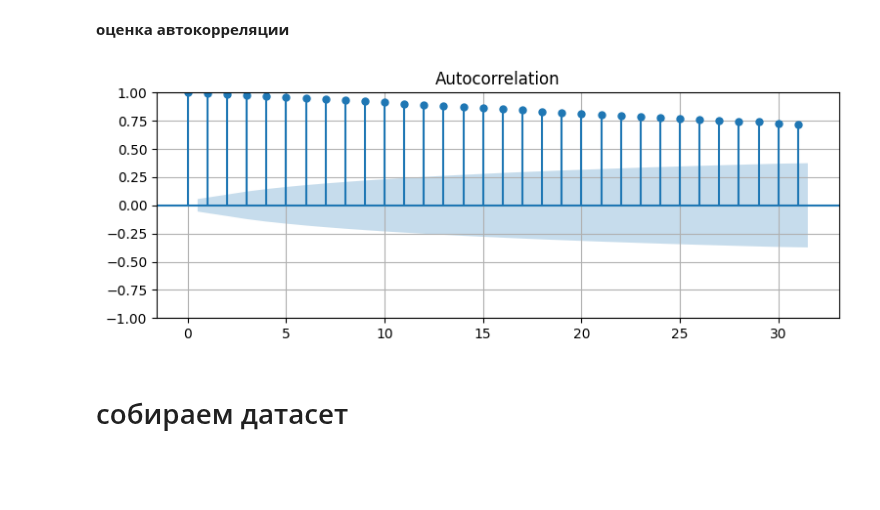
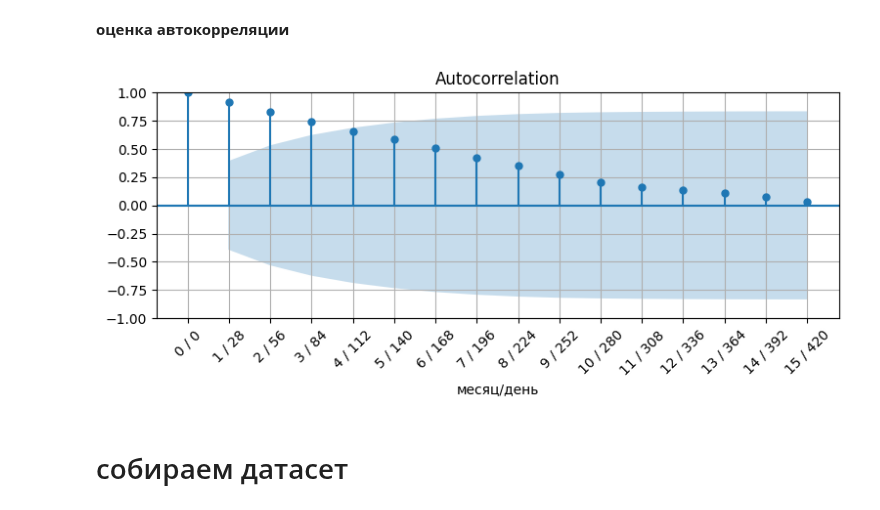
Before and after one commit to mechanoid5/ml_lectorium_2024_I, a Jupyter notebook: examples/22-time-series/03-regr-fet.ipynb, the cells around one changed output. Cells and saved outputs as stored; diff of their text form; code cells hidden in the pictures; blank space fills up the shorter version.

```diff
--- a/examples/22-time-series/03-regr-fet.ipynb
+++ b/examples/22-time-series/03-regr-fet.ipynb
@@ -73,12 +75,23 @@ ax.grid()
 # %% [markdown]
 __оценка автокорреляции__
-# %%
-from statsmodels.graphics.tsaplots import plot_acf
-fig,ax = plt.subplots(figsize = (9,3))
-plot_acf(df['values'],ax=ax)
-ax.grid()
-# %% [output]
-[figure, removed]
+# %%
+from statsmodels.graphics.tsaplots import plot_acf
+
+lag_step = 7*4 # N дней
+n_lags = 16
+
+lags = [ n for n in range(0,lag_step*n_lags,lag_step) ]
+
+fig,ax = plt.subplots(figsize = (9,3))
+plot_acf(df['values'],lags=lags,ax=ax,)
+ax.set_xticks(lags)
+# ax.set_xticklabels( list( map(str,range(n_lags)) ) )
+ax.set_xticklabels([ f'{n} / {l}' for n,l in enumerate(lags) ]  )
+ax.tick_params(axis='x', labelrotation=45)
+ax.set_xlabel('месяц/день')
+ax.grid()
+# %% [output]
+[figure, added]
 # %% [markdown]
 # собираем датасет
 # %%
```
Also changed, not shown: parts of 21 cells of this notebook, 3 other files.
